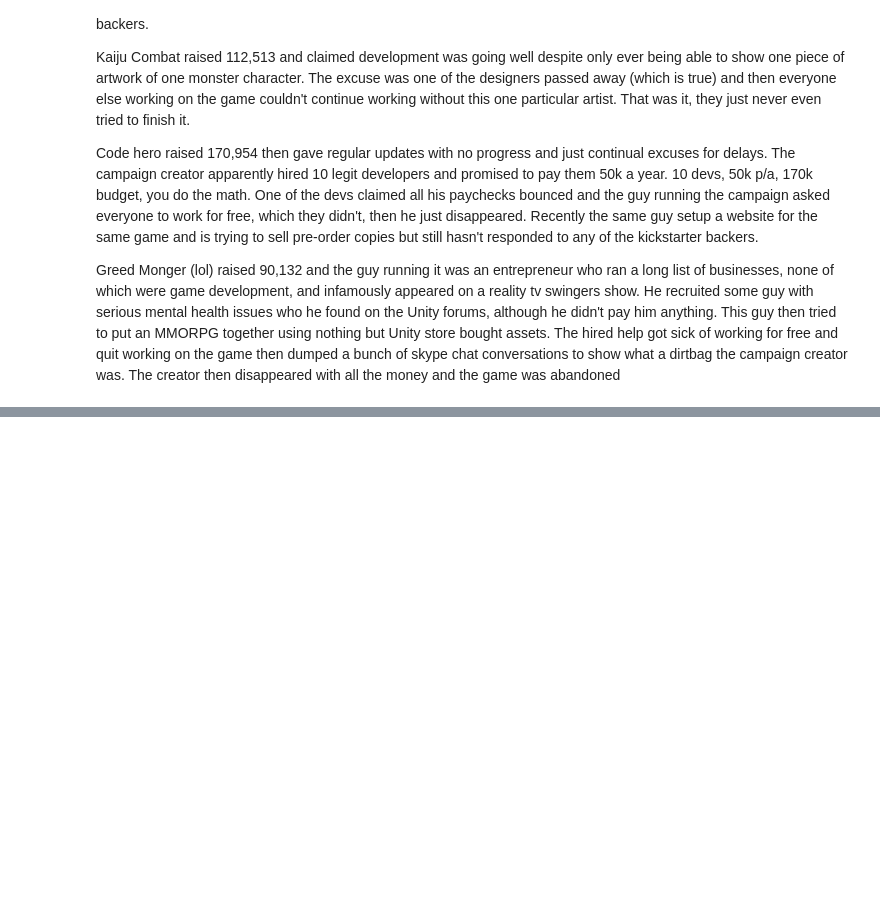
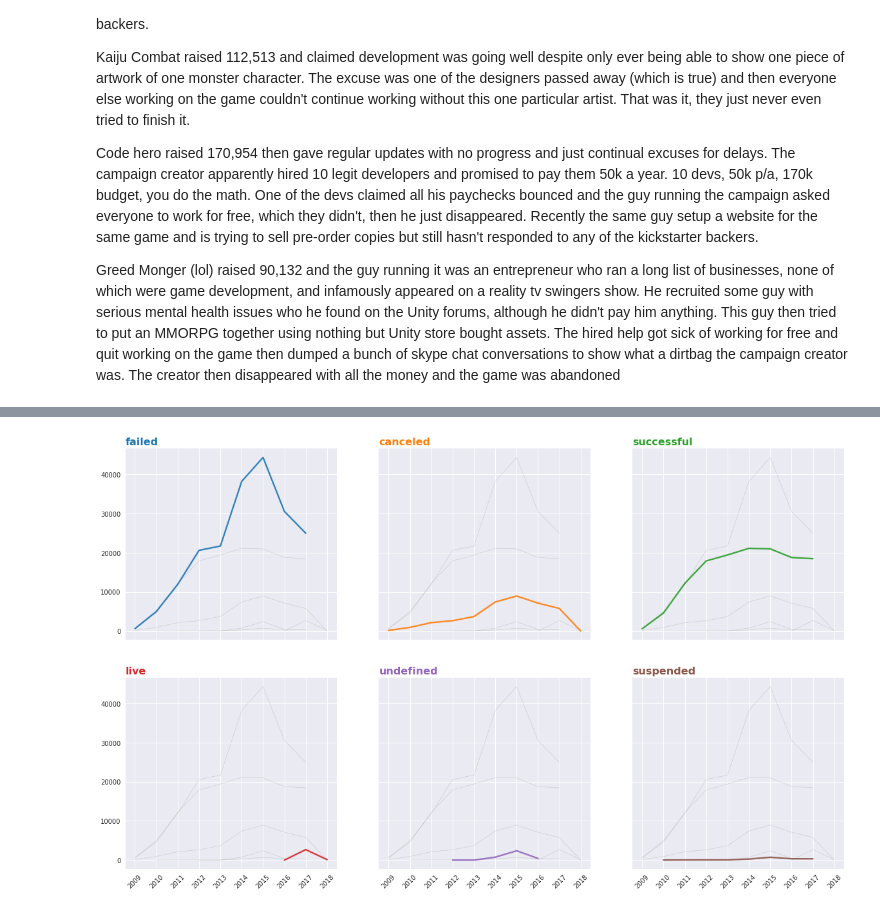
Before and after one commit to fernandolkf/udacityND_projeto_final, a Jupyter notebook: notebooks/udacityND_analise_exploratoria.ipynb, the cells around one changed output, grey strips where cells are left out. Cells and saved outputs as stored; diff of their text form; code cells hidden in the pictures; blank space fills up the shorter version.

```diff
--- a/notebooks/udacityND_analise_exploratoria.ipynb
+++ b/notebooks/udacityND_analise_exploratoria.ipynb
@@ -40,0 +172,89 @@ import seaborn as sns
+# %%
+import matplotlib.pyplot as plt
+palette = plt.get_cmap('tab10')
+
+#plt.figure(figsize=(10,8))
+
+#for status in df_kickstart['state'].unique():
+#    df_aux = df_kickstart[df_kickstart['state']==status]
+#    df_aux = df_aux.groupby(df_aux['launched'].dt.year).size()
+#    plt.plot(df_aux, label = status)
+
+#plt.title('Absolute number of projects / status')
+#plt.xticks(df_kickstart['launched'].sort_values().dt.year.unique())
+#plt.legend()
+#plt.show()
+
+
+
+#plt.figure(figsize=(10,8))
+
+#for status in df_kickstart['state'].unique():
+#    df_aux = df_kickstart[df_kickstart['state']==status]
+#    df_aux = df_aux.groupby(df_aux['launched'].dt.year).size()/df_kickstart['launched'].sort_values().dt.year.value_counts(sort=False)
+#    plt.plot(df_aux.index, df_aux, label = status)
+
+#plt.title('Percentage of projects / status')
+#plt.xticks(df_kickstart['launched'].sort_values().dt.year.unique())
+#plt.legend()
+#plt.show()
+
+plt.figure(figsize=(20,12))
+
+print('Absolute values:')
+
+num=0
+for status in df_kickstart['state'].sort_values().unique():
+    num+=1
+    plt.subplot(2,3, num)
+
+    for other_status in df_kickstart.loc[df_kickstart['state']!=status,'state'].unique():
+        df_plot = df_kickstart[df_kickstart['state']==other_status].groupby(df_kickstart['launched'].dt.year).size()
+        plt.plot(df_plot, marker='', color='grey', linewidth=0.6, alpha=0.3)
+
+    df_plot = df_kickstart[df_kickstart['state']==status].groupby(df_kickstart['launched'].dt.year).size()
+    plt.plot(df_plot, marker='', color=palette(num-1), linewidth=2.4, alpha=0.9, label=status)
+
+    #plt.ylim(0,0.4)
+    plt.xticks(df_kickstart['launched'].sort_values().dt.year.unique(), rotation=45)
+
+    if num in range(4) :
+        plt.tick_params(labelbottom='off')
+    if num not in [1,4] :
+        plt.tick_params(labelleft='off')
+
+    plt.title(status, loc='left', fontsize=16, fontweight=0,weight='bold', color=palette(num-1) )
+#fontproperties='bold',
+
+plt.show()
+
+
+plt.figure(figsize=(20,12))
+
+print('Percentage values:')
+
+num=0
+for status in df_kickstart['state'].sort_values().unique():
+    num+=1
+    plt.subplot(2,3, num)
+
+    for other_status in df_kickstart.loc[df_kickstart['state']!=status,'state'].unique():
+        df_plot = df_kickstart[df_kickstart['state']==other_status].groupby(df_kickstart['launched'].dt.year).size()/df_kickstart['launched'].sort_values().dt.year.value_counts(sort=False)
+        plt.plot(df_plot, marker='', color='grey', linewidth=0.6, alpha=0.3)
+
+    df_plot = df_kickstart[df_kickstart['state']==status].groupby(df_kickstart['launched'].dt.year).size()/df_kickstart['launched'].sort_values().dt.year.value_counts(sort=False)
+    plt.plot(df_plot, marker='', color=palette(num-1), linewidth=2.4, alpha=0.9, label=status)
+
+    #plt.ylim(0,0.4)
+    plt.xticks(df_kickstart['launched'].sort_values().dt.year.unique(), rotation=45)
+
+    if num in range(4) :
+        plt.tick_params(labelbottom='off')
+    if num not in [1,4] :
+        plt.tick_params(labelleft='off')
+
+    plt.title(status+' percentage', loc='left', fontsize=16, fontweight=0,weight='bold', color=palette(num-1) )
+#fontproperties='bold',
+
+plt.show()
+# %% [output]
@@ -40,0 +262 @@ import seaborn as sns
+[figure, added]
```
Also changed, not shown: parts of 55 cells of this notebook, 2 other files.
